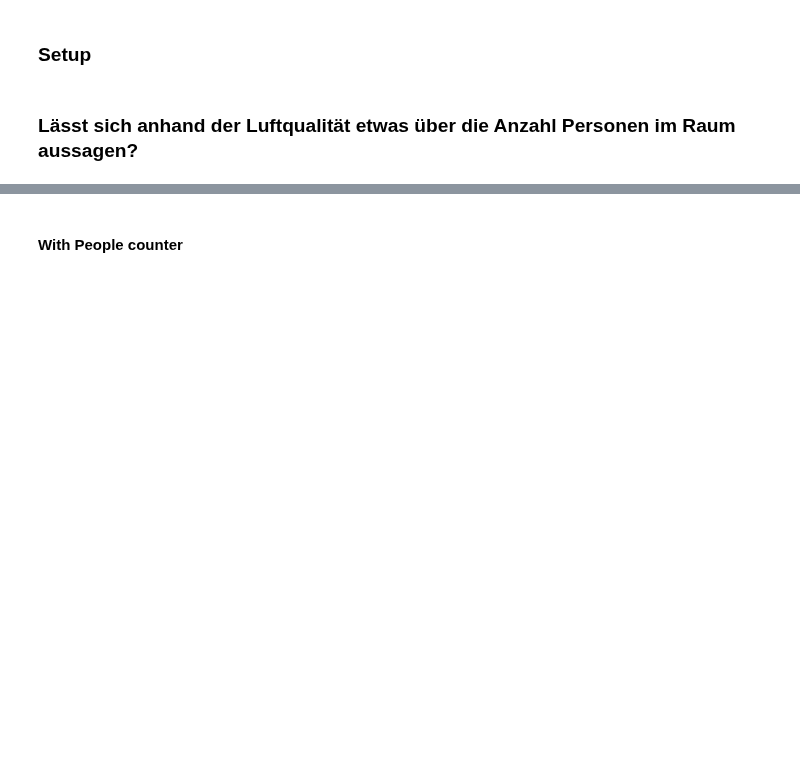
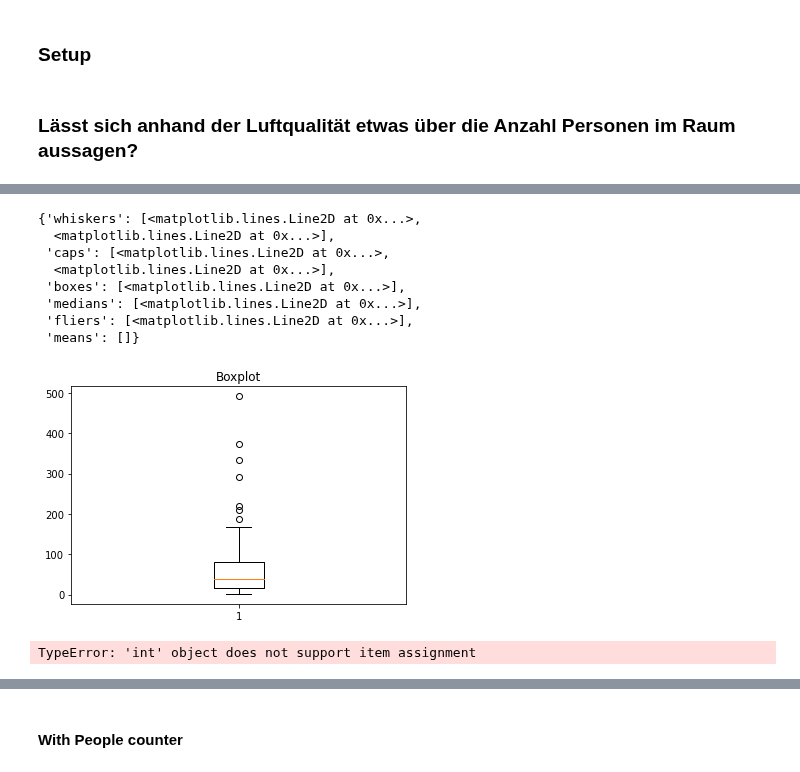
Before and after one commit to Smart-Classroom-Challenge/Data-Evaluation, a Jupyter notebook: Forschungsfrage_2.ipynb, the cells around one changed output, grey strips where cells are left out. Cells and saved outputs as stored; diff of their text form; code cells hidden in the pictures; blank space fills up the shorter version.

```diff
--- a/Forschungsfrage_2.ipynb
+++ b/Forschungsfrage_2.ipynb
@@ -10,0 +208,11 @@ l = lib.Offload()
+# %%
+data = qt.get_measurement_for_timetable("Primarklasse_EG", stundenplan_primar_EG).sort_values(by=["time"])
+data["time_5min"] = data["time"].dt.round("5min")
+# %%
+min_max = data.groupby(['lesson_uuid', 'time_5min'])[['co2', 'time', 'People']].agg(['min', 'max']).reset_index()
+min_max
+
+# min_max['lesson_uuid'] = min_max.index[0]
+
+# mark time frames True, where 5min-grouped min_co2 of previous df entry lower than current min_co2 (no windows opened)
+# filter out all lessons where the above condition = False
@@ -10,0 +234,9 @@ l = lib.Offload()
+# %%
+# non_ventilation_lessons = min_max[(min_max["co2"]["min"].shift(-1) < min_max["co2"]["min"]) & (min_max['lesson_uuid'].shift(-1) == min_max['lesson_uuid'])]
+non_ventilation_lessons = min_max
+non_ventilation_lessons['diff_co2'] = non_ventilation_lessons["co2"]["min"] - non_ventilation_lessons["co2"]["min"].shift(-1)
+# non_ventilation_lessons['same_lesson'] = non_ventilation_lessons["lesson_uuid"] == non_ventilation_lessons["lesson_uuid"].shift(-1)
+non_ventilation_lessons['diff_time'] = (non_ventilation_lessons["time"]["min"] - non_ventilation_lessons["time"]["min"].shift(-1)).astype('timedelta64[m]')
+non_ventilation_lessons['diff_co2_ratio'] = abs(non_ventilation_lessons["diff_co2"]  / non_ventilation_lessons["diff_time"])
+non_ventilation_lessons = non_ventilation_lessons[non_ventilation_lessons["diff_co2"] >= 0]
+non_ventilation_lessons
@@ -10,0 +258,9 @@ l = lib.Offload()
+# %%
+# prev = None
+# for entry in non_ventilation_lessons:
+#   if not entry["lesson_uuid"] == prev and not entry["lesson_uuid"] == prev:
+#     print(entry.index)
+#   prev = entry["lesson_uuid"]
+
+non_ventilation_lessons.drop(non_ventilation_lessons[non_ventilation_lessons['lesson_uuid'] != non_ventilation_lessons['lesson_uuid'].shift(-1)].index, inplace = True)
+non_ventilation_lessons
@@ -10,0 +286,38 @@ l = lib.Offload()
+# %%
+non_ventilation_lessons_mean_co2 = non_ventilation_lessons.groupby("lesson_uuid")['diff_co2'].mean()
+non_ventilation_lessons_mean_co2
+
+fig1, ax1 = plt.subplots()
+ax1.set_title('Boxplot')
+ax1.boxplot(non_ventilation_lessons_mean_co2)
+# %% [output]
+{'whiskers': [<matplotlib.lines.Line2D at 0x...>,
+  <matplotlib.lines.Line2D at 0x...>],
+ 'caps': [<matplotlib.lines.Line2D at 0x...>,
+  <matplotlib.lines.Line2D at 0x...>],
+ 'boxes': [<matplotlib.lines.Line2D at 0x...>],
+ 'medians': [<matplotlib.lines.Line2D at 0x...>],
+ 'fliers': [<matplotlib.lines.Line2D at 0x...>],
+ 'means': []}
+[figure, added]
+# %%
+no_ventilation = \
+    {
+        "Primarklasse_EG": [
+            {"from": "2022-05-04 07:41:00", "to": "2022-05-04 8:02:00", "people": 21},
+            {"from": "2022-05-04 08:06:00", "to": "2022-05-04 8:37:00", "people": 21},
+            {"from": "2022-05-05 08:09:00", "to": "2022-05-05 9:44:00", "people": 11},
+            {"from": "2022-05-05 14:22:00", "to": "2022-05-05 15:10:00", "people": 11},
+        ],
+        "Primarklasse_OG1": [
+
+        ],
+        "oberstufe": [
+
+        ]
+    }
+
+non_vent_example = l.get_measurement(name = "Primarklasse_EG", startDate = "2022-05-04 07:41:00", endDate= "2022-05-04 8:02:00")
+non_vent_example['people'] = 21
+# %% [output]
+TypeError: 'int' object does not support item assignment
```
Also changed, not shown: parts of 7 cells of this notebook, 2 other files.
